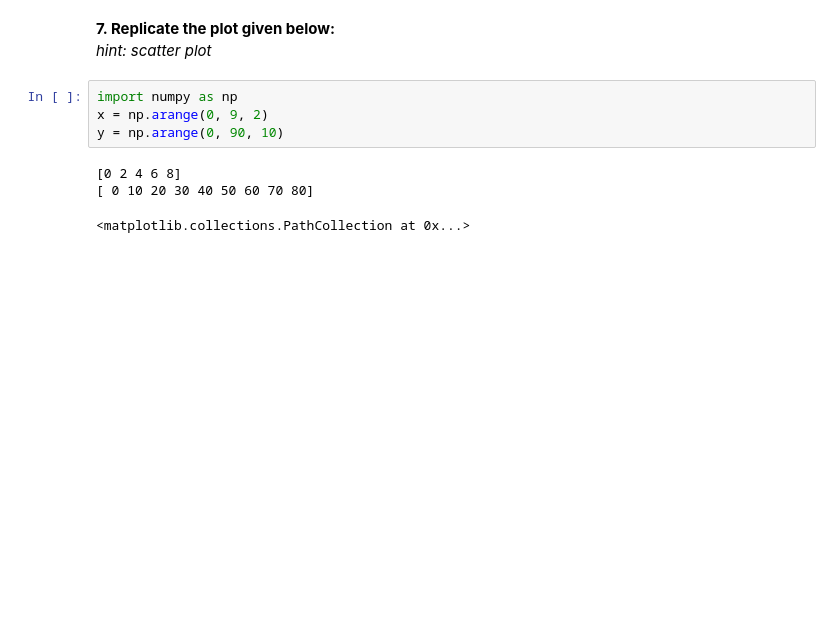
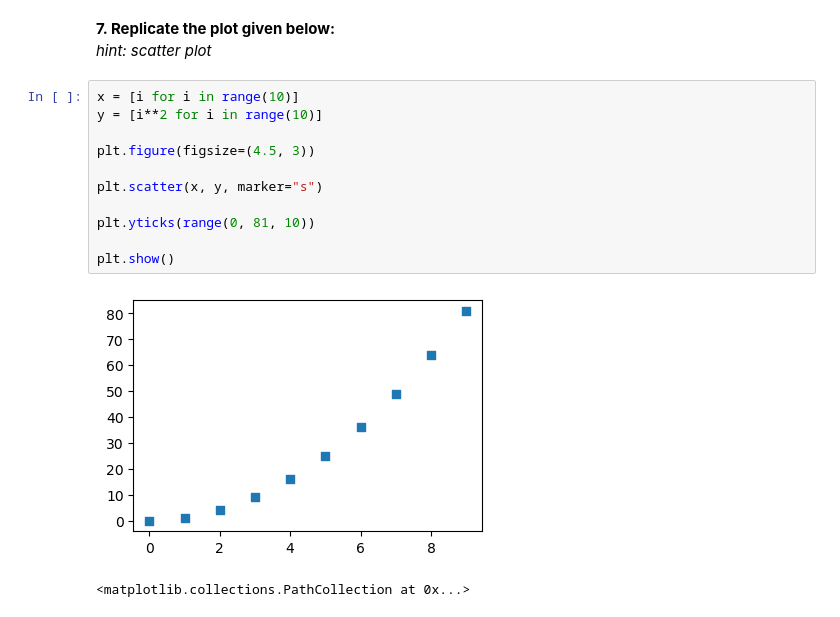
Before and after one commit to tasninanika/Graphing_Matplotlib, a Jupyter notebook: Assignment-12.ipynb, the cells around one changed output. Saved outputs shown, nothing was run; the diff lists cells and outputs as text; blank space fills up the shorter version.

```diff
--- a/Assignment-12.ipynb
+++ b/Assignment-12.ipynb
@@ -152,13 +152,19 @@ plt.show()
 # %% [markdown]
 **7. Replicate the plot given below:**<br>
 *hint: scatter plot*
-# %%
-import numpy as np
-x = np.arange(0, 9, 2)
-y = np.arange(0, 90, 10)
-# %% [output]
-[0 2 4 6 8]
-[ 0 10 20 30 40 50 60 70 80]
+# %%
+x = [i for i in range(10)]
+y = [i**2 for i in range(10)]
+
+plt.figure(figsize=(4.5, 3))
+
+plt.scatter(x, y, marker="s")
+
+plt.yticks(range(0, 81, 10))
+
+plt.show()
+# %% [output]
+[figure, added]
 # %%
 # %% [output]
 <matplotlib.collections.PathCollection at 0x...>
```
